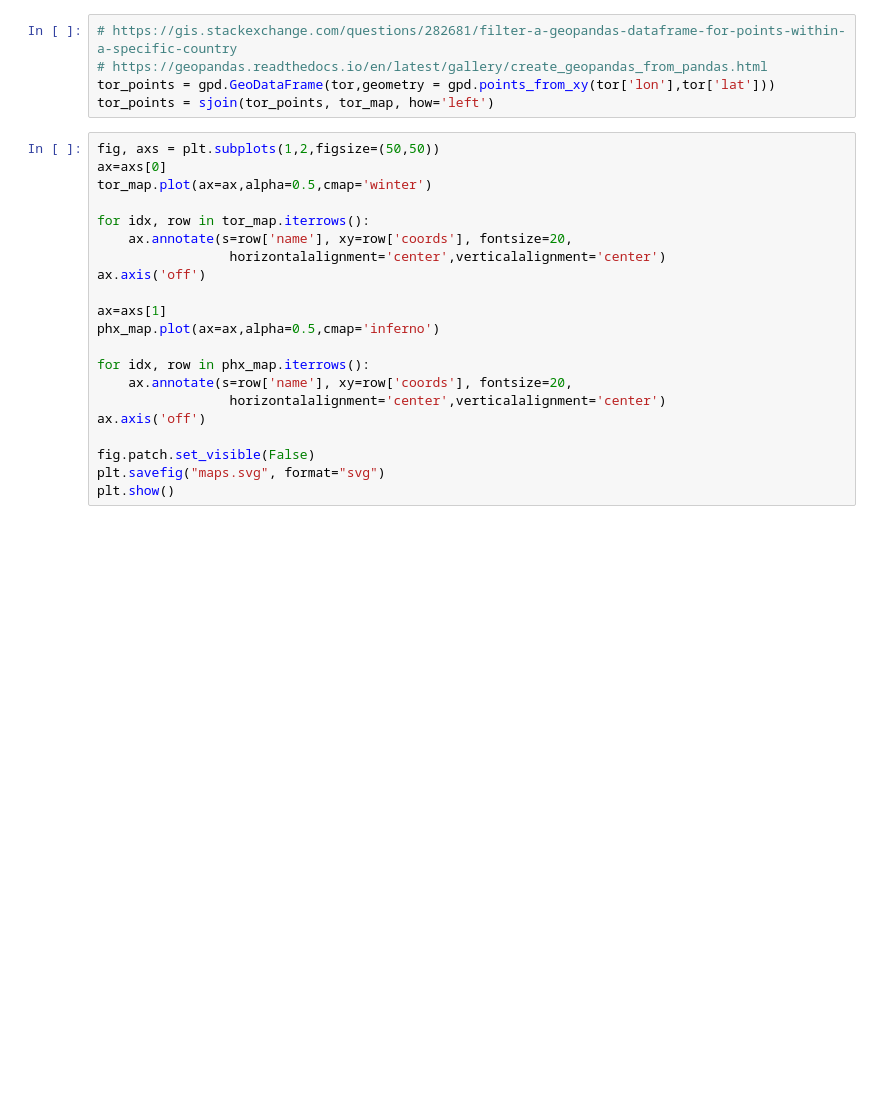
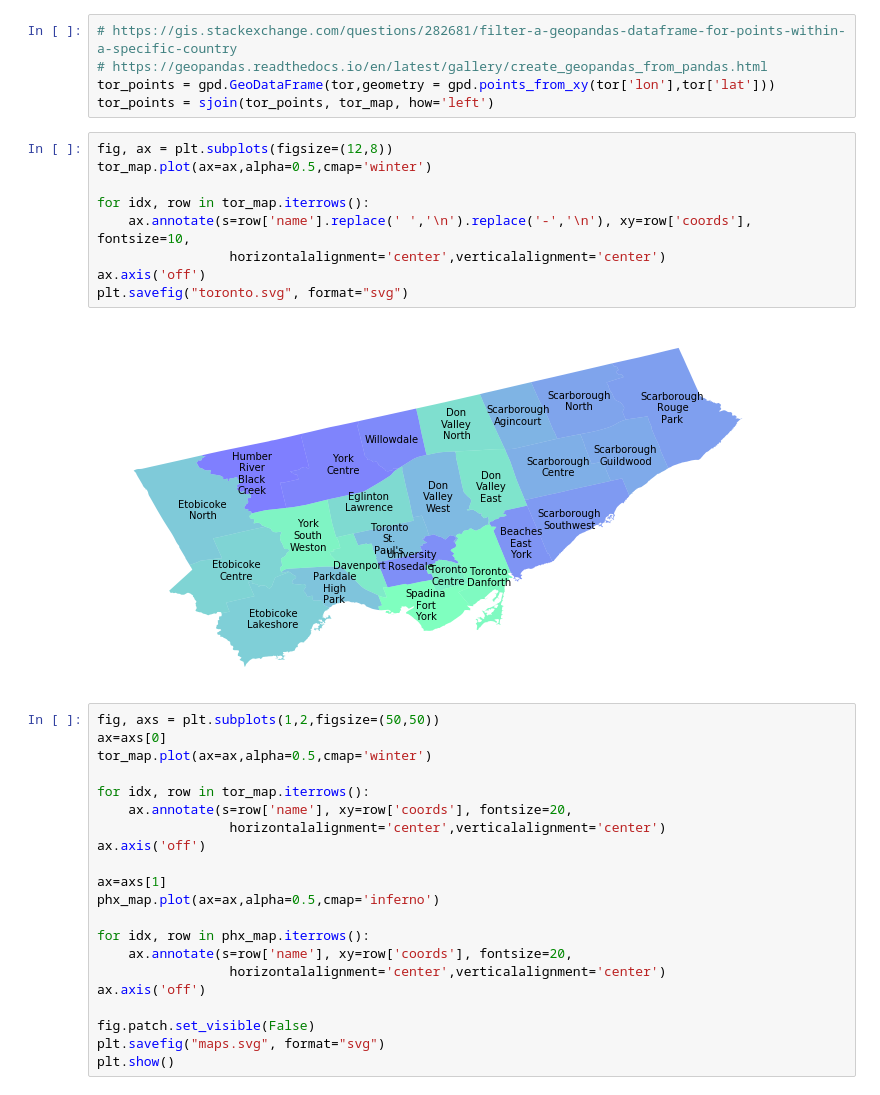
Before and after one commit to lots-of-things/city2city, a Jupyter notebook: dataprep.ipynb, the cells around one changed output. Saved outputs shown, nothing was run; the diff lists cells and outputs as text; blank space fills up the shorter version.

```diff
--- a/dataprep.ipynb
+++ b/dataprep.ipynb
@@ -151,6 +151,17 @@ tor_map['name']=tor_map['AREA_NAME']
 # https://geopandas.readthedocs.io/en/latest/gallery/create_geopandas_from_pandas.html
 tor_points = gpd.GeoDataFrame(tor,geometry = gpd.points_from_xy(tor['lon'],tor['lat']))
 tor_points = sjoin(tor_points, tor_map, how='left')
+# %%
+fig, ax = plt.subplots(figsize=(12,8))
+tor_map.plot(ax=ax,alpha=0.5,cmap='winter')
+
+for idx, row in tor_map.iterrows():
+    ax.annotate(s=row['name'].replace(' ','\n').replace('-','\n'), xy=row['coords'], fontsize=10,
+                 horizontalalignment='center',verticalalignment='center')
+ax.axis('off')
+plt.savefig("toronto.svg", format="svg")
+# %% [output]
+[figure, added]
 # %%
 fig, axs = plt.subplots(1,2,figsize=(50,50))
 ax=axs[0]
```
Also changed, not shown: 1 other file.
